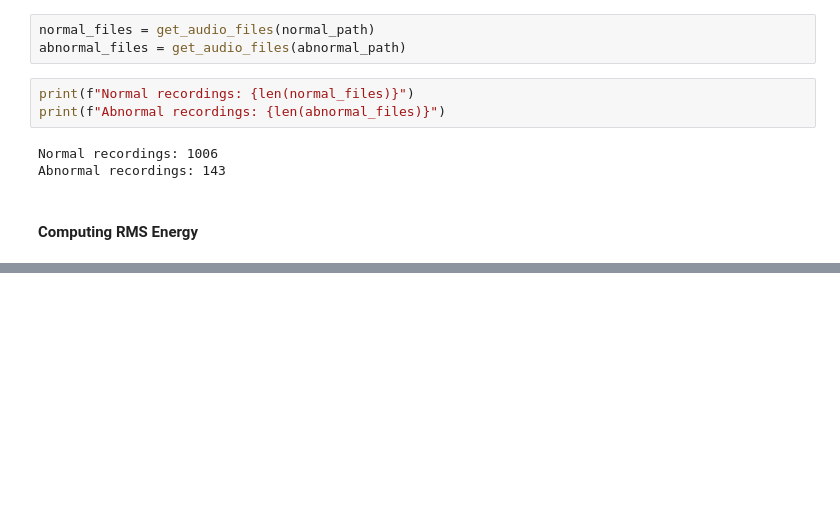
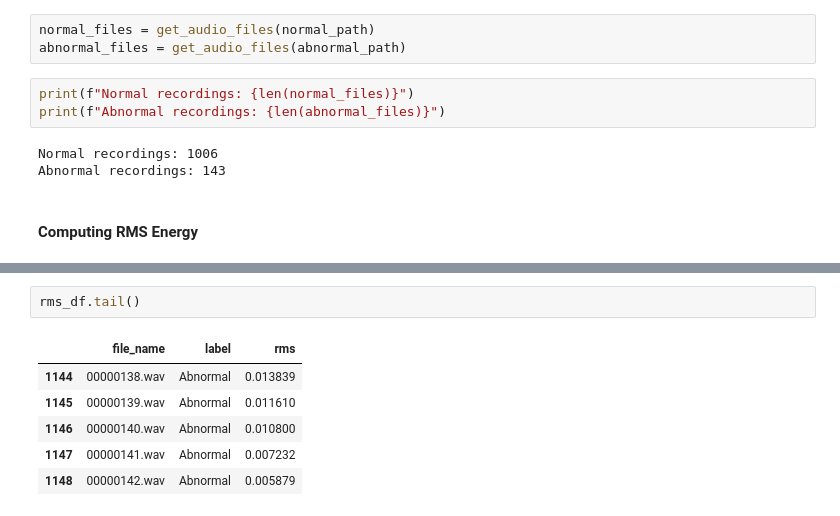
Before and after one commit to Shagun-Thakur/EchoGuard, a Jupyter notebook: notebooks/04_rms_analysis.ipynb, the cells around one changed output, grey strips where cells are left out. Drawn from its saved outputs; the diff is of its cells as text; blank space fills up the shorter version.

```diff
--- a/notebooks/04_rms_analysis.ipynb
+++ b/notebooks/04_rms_analysis.ipynb
@@ -39,0 +135,9 @@ NameError: name 'mean_rms' is not defined
+# %%
+rms_df.tail()
+# %% [output]
+|  | file_name | label | rms |
+| 1144 | 00000138.wav | Abnormal | 0.013839 |
+| 1145 | 00000139.wav | Abnormal | 0.011610 |
+| 1146 | 00000140.wav | Abnormal | 0.010800 |
+| 1147 | 00000141.wav | Abnormal | 0.007232 |
+| 1148 | 00000142.wav | Abnormal | 0.005879 |
```
Also changed, not shown: parts of 14 cells of this notebook, 2 other files.
